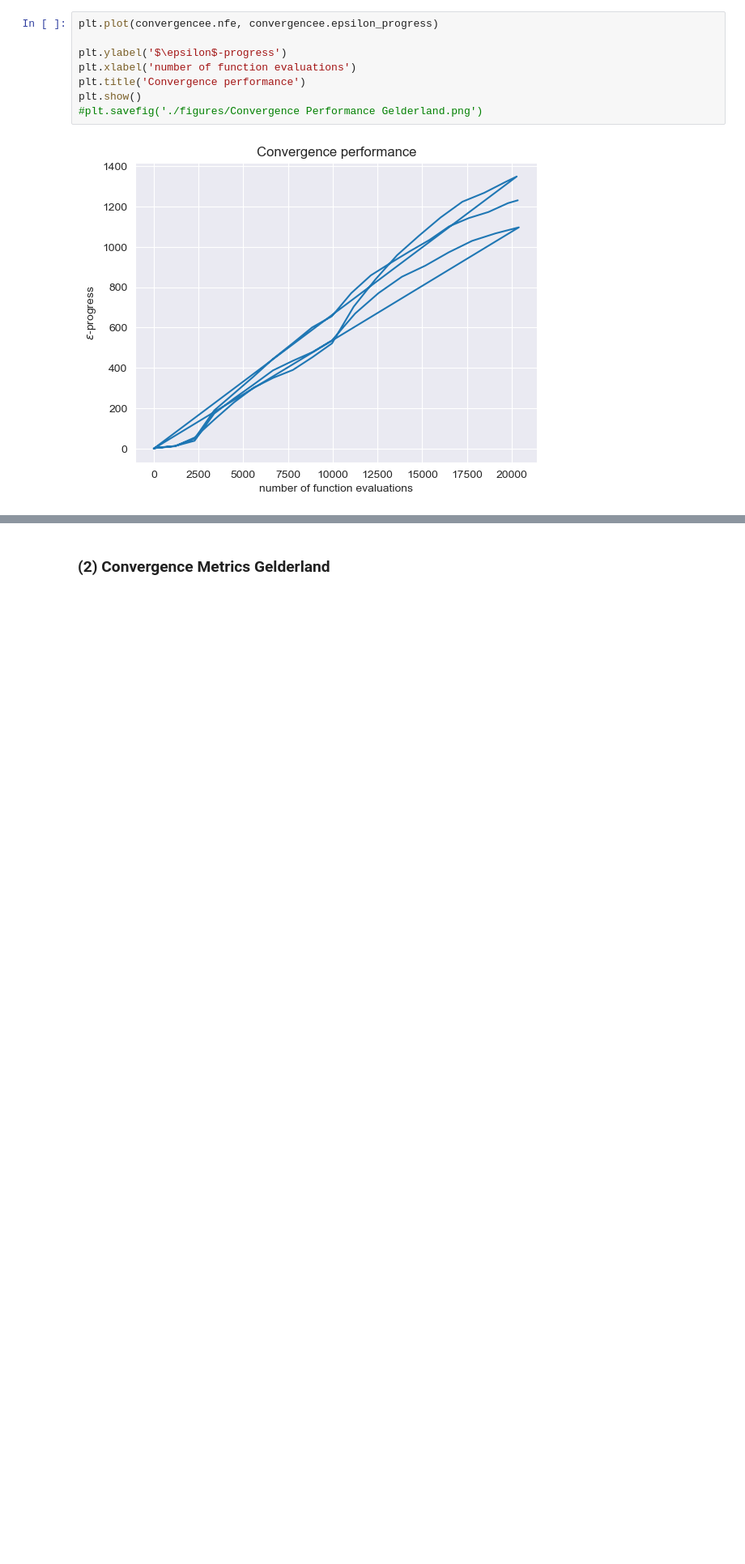
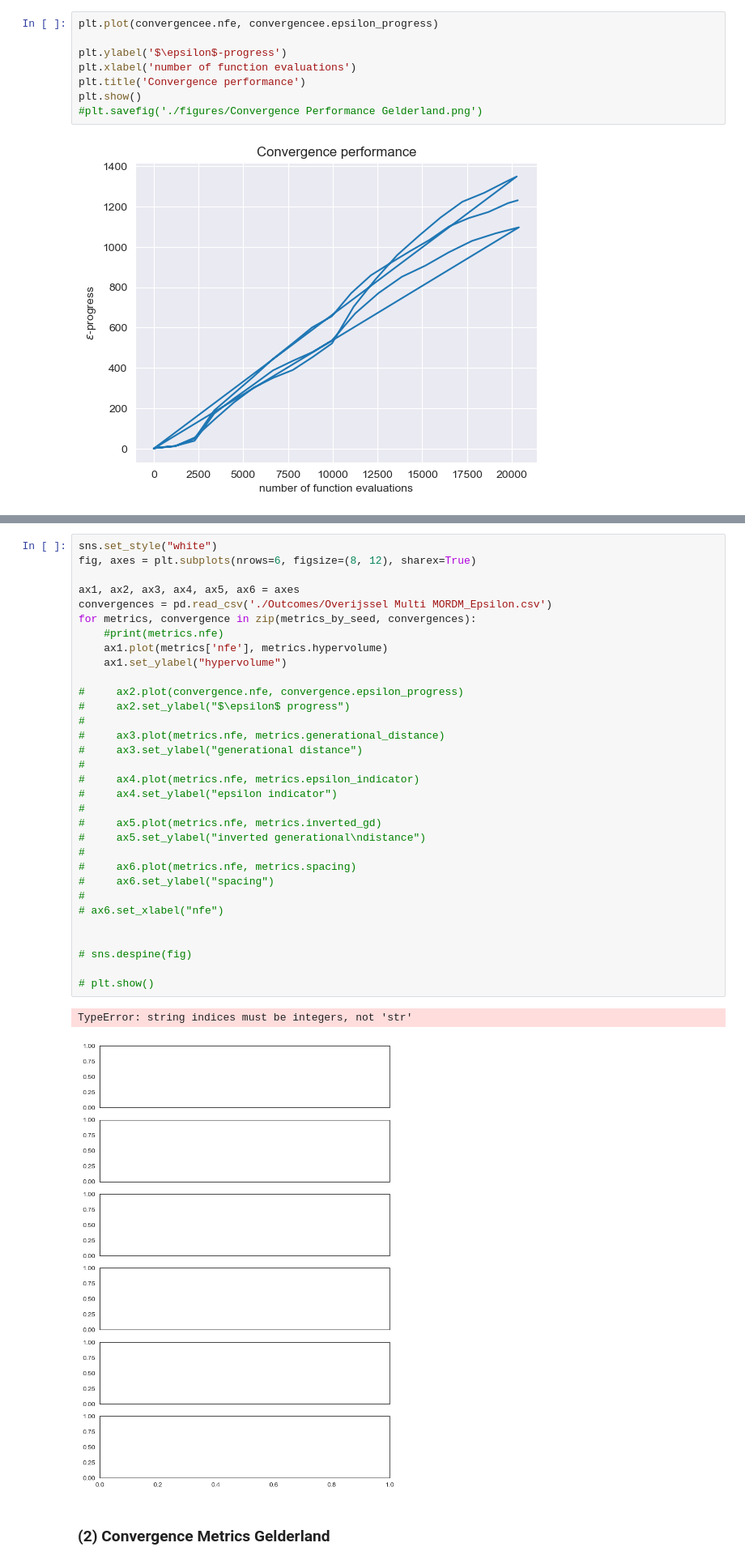
Before and after one commit to yhienz/epa141A_group3, a Jupyter notebook: final_ass_time_changed/4. Exploration of Convergence_Metrics.ipynb, the cells around one changed output, grey strips where cells are left out. Shown at 81% size. Saved outputs shown, nothing was run; the diff lists cells and outputs as text; blank space fills up the shorter version.

```diff
--- a/final_ass_time_changed/4. Exploration of Convergence_Metrics.ipynb
+++ b/final_ass_time_changed/4. Exploration of Convergence_Metrics.ipynb
@@ -152,3 +173,38 @@ plt.show()
+# %%
+sns.set_style("white")
+fig, axes = plt.subplots(nrows=6, figsize=(8, 12), sharex=True)
+
+ax1, ax2, ax3, ax4, ax5, ax6 = axes
+convergences = pd.read_csv('./Outcomes/Overijssel Multi MORDM_Epsilon.csv')
+for metrics, convergence in zip(metrics_by_seed, convergences):
+    #print(metrics.nfe)
+    ax1.plot(metrics['nfe'], metrics.hypervolume)
+    ax1.set_ylabel("hypervolume")
+
+#     ax2.plot(convergence.nfe, convergence.epsilon_progress)
+#     ax2.set_ylabel("$\epsilon$ progress")
+#
+#     ax3.plot(metrics.nfe, metrics.generational_distance)
+#     ax3.set_ylabel("generational distance")
+#
+#     ax4.plot(metrics.nfe, metrics.epsilon_indicator)
+#     ax4.set_ylabel("epsilon indicator")
+#
+#     ax5.plot(metrics.nfe, metrics.inverted_gd)
+#     ax5.set_ylabel("inverted generational\ndistance")
+#
+#     ax6.plot(metrics.nfe, metrics.spacing)
+#     ax6.set_ylabel("spacing")
+#
+# ax6.set_xlabel("nfe")
+
+
+# sns.despine(fig)
+
+# plt.show()
+# %% [output]
+TypeError: string indices must be integers, not 'str'
+[figure, added]
 # %% [markdown]
 ### (2) Convergence Metrics Gelderland
 # %%
```
Also changed, not shown: parts of 2 cells of this notebook, 18 other files.
